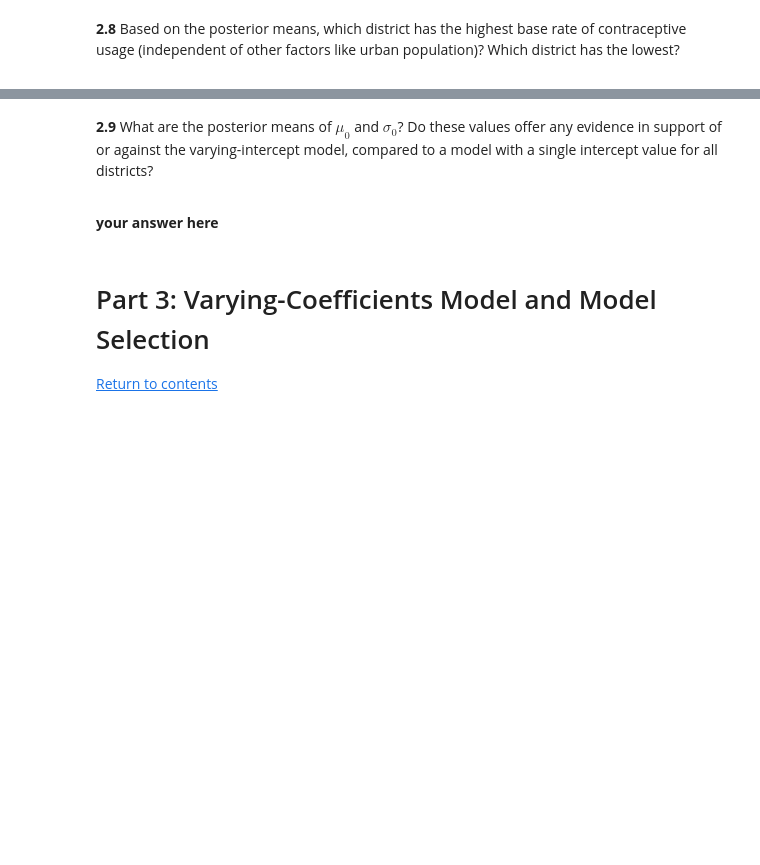
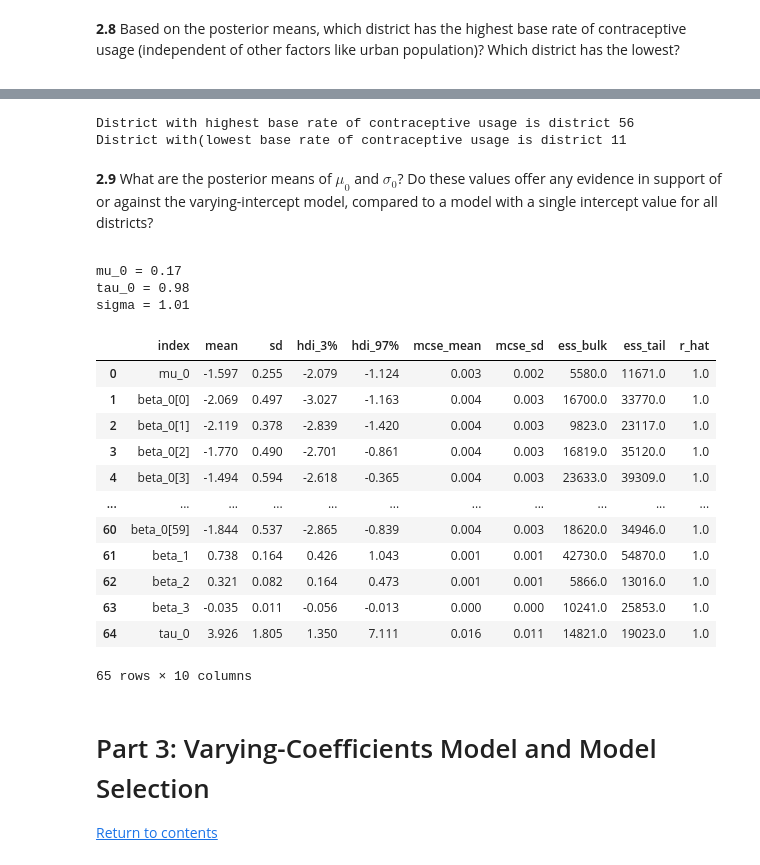
Before and after one commit to sebvargo/cs209b_hw2, a Jupyter notebook: cs109b_hw2.ipynb, the cells around one changed output, grey strips where cells are left out. Drawn from its saved outputs; the diff is of its cells as text; code cells hidden in the pictures; blank space fills up the shorter version.

```diff
--- a/cs109b_hw2.ipynb
+++ b/cs109b_hw2.ipynb
@@ -750,3 +849,18 @@ model_to_graphviz(my_linear_model)
+# %%
+summary = az.summary(trace)
+# %%
+summary = summary.reset_index()
+beta0_summary = summary.loc[summary['index'].str.contains('beta_0')]
+
+highest = beta0_summary.loc[beta0_summary['mean'] == beta0_summary['mean'].max() ]
+lowest = beta0_summary.loc[beta0_summary['mean'] == beta0_summary['mean'].min() ]
+
+print('District with highest base rate of contraceptive usage is district {}'.format(int(highest['index'].values[0].split('[')[1].split(']')[0])))
+print('District with(lowest base rate of contraceptive usage is district {}'.format(int(lowest['index'].values[0].split('[')[1].split(']')[0])))
+# beta0_summary
+# %% [output]
+District with highest base rate of contraceptive usage is district 56
+District with(lowest base rate of contraceptive usage is district 11
 # %% [markdown]
 <div class='exercise-r'>
 
@@ -758,5 +870,35 @@ model_to_graphviz(my_linear_model)
-# %% [markdown]
-**your answer here**
+# %%
+logit_mu_0 = summary.loc[summary['index'].str.contains('mu_0'), 'mean'].values[0]
+mu_0 = logit(logit_mu_0)
+
+logit_tau_0 = summary.loc[summary['index'].str.contains('tau_0'), 'mean'].values[0]
+tau_0 = logit(logit_tau_0)
+
+sigma = np.sqrt(1/tau_0)
+
+print('mu_0 = {:.2f}'.format(mu_0))
+print('tau_0 = {:.2f}'.format(tau_0))
+print('sigma = {:.2f}'.format(sigma))
+# %% [output]
+mu_0 = 0.17
+tau_0 = 0.98
+sigma = 1.01
+# %%
+summary
+# %% [output]
+|  | index | mean | sd | hdi_3% | hdi_97% | mcse_mean | mcse_sd | ess_bulk | ess_tail | r_hat |
+| 0 | mu_0 | -1.597 | 0.255 | -2.079 | -1.124 | 0.003 | 0.002 | 5580.0 | 11671.0 | 1.0 |
+| 1 | beta_0[0] | -2.069 | 0.497 | -3.027 | -1.163 | 0.004 | 0.003 | 16700.0 | 33770.0 | 1.0 |
+| 2 | beta_0[1] | -2.119 | 0.378 | -2.839 | -1.420 | 0.004 | 0.003 | 9823.0 | 23117.0 | 1.0 |
+| 3 | beta_0[2] | -1.770 | 0.490 | -2.701 | -0.861 | 0.004 | 0.003 | 16819.0 | 35120.0 | 1.0 |
+| 4 | beta_0[3] | -1.494 | 0.594 | -2.618 | -0.365 | 0.004 | 0.003 | 23633.0 | 39309.0 | 1.0 |
+| ... | ... | ... | ... | ... | ... | ... | ... | ... | ... | ... |
+| 60 | beta_0[59] | -1.844 | 0.537 | -2.865 | -0.839 | 0.004 | 0.003 | 18620.0 | 34946.0 | 1.0 |
+| 61 | beta_1 | 0.738 | 0.164 | 0.426 | 1.043 | 0.001 | 0.001 | 42730.0 | 54870.0 | 1.0 |
+| 62 | beta_2 | 0.321 | 0.082 | 0.164 | 0.473 | 0.001 | 0.001 | 5866.0 | 13016.0 | 1.0 |
+| 63 | beta_3 | -0.035 | 0.011 | -0.056 | -0.013 | 0.000 | 0.000 | 10241.0 | 25853.0 | 1.0 |
+| 64 | tau_0 | 3.926 | 1.805 | 1.350 | 7.111 | 0.016 | 0.011 | 14821.0 | 19023.0 | 1.0 |
+65 rows × 10 columns
 # %% [markdown]
 <a id="part3"></a>
 
```
Also changed, not shown: parts of 17 cells of this notebook.
